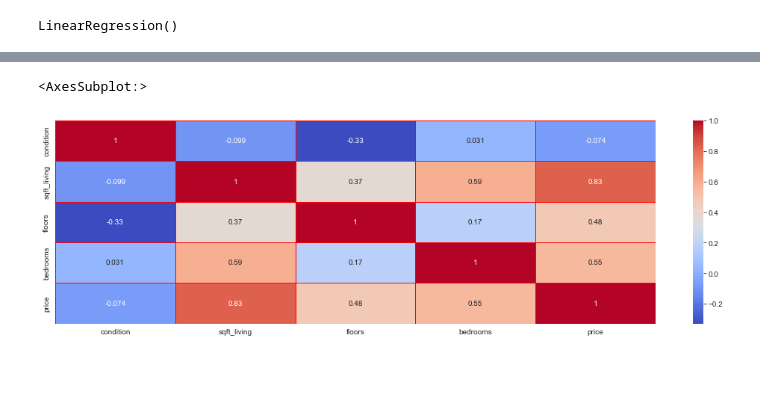
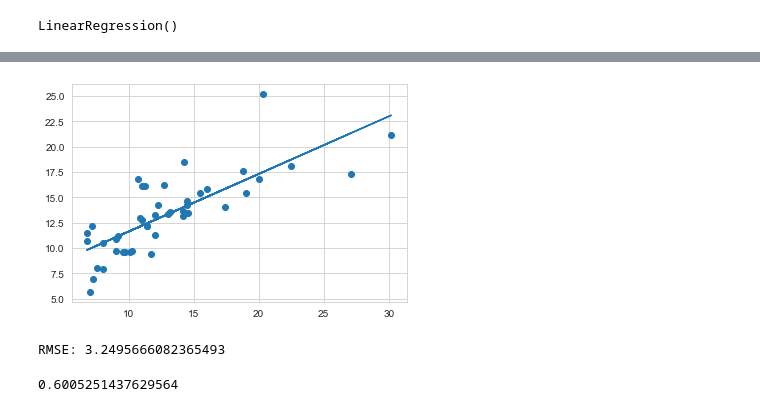
Before and after one commit to nguyenquanghuy61ht/HocMay, a Jupyter notebook: tetst.ipynb, the cells around one changed output, grey strips where cells are left out. Drawn from its saved outputs; the diff is of its cells as text; code cells hidden in the pictures; blank space fills up the shorter version.

```diff
--- a/tetst.ipynb
+++ b/tetst.ipynb
@@ -70,6 +73,19 @@ sns.distplot(Y, kde = False, rug = "True")
-# %%
-plt.figure(figsize=(18,5))
-sns.heatmap(df.corr(), annot=True, lw = 1, linecolor="r",cmap="coolwarm")
-# %% [output]
-<AxesSubplot:>
-[figure, removed]
+# %%
+slope, intercept, r, p, std_err = stats.linregress(ytest,pred)
+
+def myfunc(x):
+  return slope * x + intercept
+
+mymodel = list(map(myfunc, ytest))
+
+plt.scatter(ytest,pred)
+plt.plot(ytest, mymodel)
+plt.show()
+# %% [output]
+[figure, added]
+# %%
+print('RMSE:', np.sqrt(metrics.mean_squared_error(ytest, pred)))
+metrics.explained_variance_score(ytest, pred)
+# %% [output]
+RMSE: 3.2495666082365493
+0.6005251437629564
```
Also changed, not shown: parts of 7 cells of this notebook.
